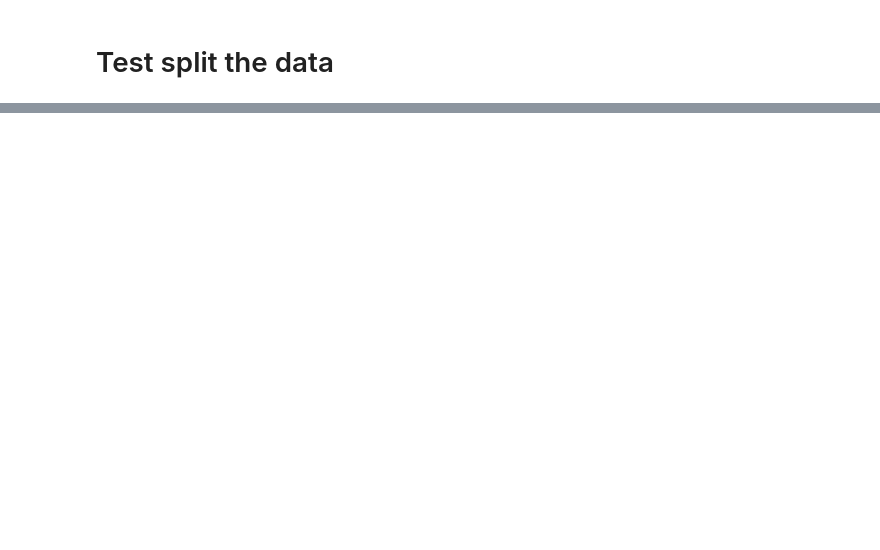
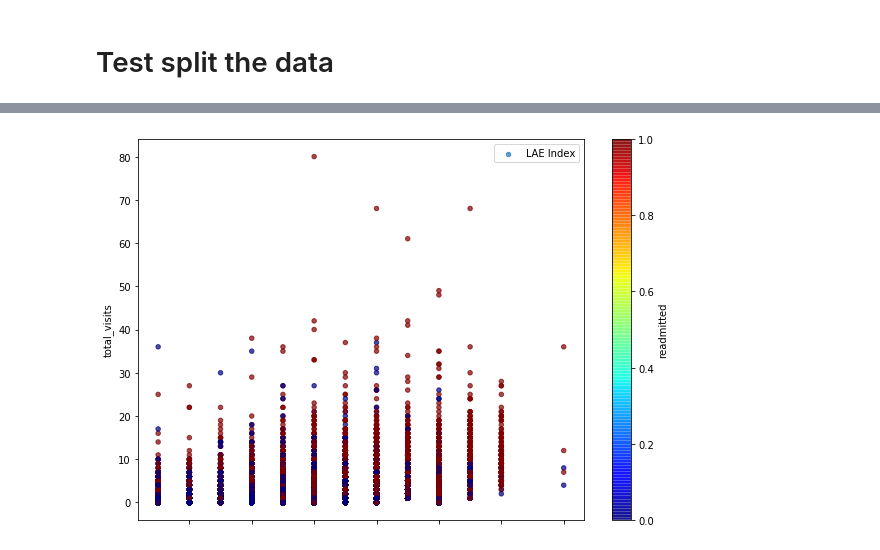
Before and after one commit to angelmanzur/Diabetes_130Hospitals, a Jupyter notebook: Diabetes_Inspection.ipynb, the cells around one changed output, grey strips where cells are left out. Saved outputs shown, nothing was run; the diff lists cells and outputs as text; code cells hidden in the pictures; blank space fills up the shorter version.

```diff
--- a/Diabetes_Inspection.ipynb
+++ b/Diabetes_Inspection.ipynb
@@ -552,0 +641,8 @@ for i,y_test_pred in enumerate(y_test_predicts):
+# %%
+diagnosis_df.plot(kind="scatter", x="LAE_index", y="total_visits", alpha=0.7,
+    label="LAE Index", figsize=(10,7),
+    c="readmitted", cmap=plt.get_cmap("jet"), colorbar=True,
+)
+plt.legend();
+# %% [output]
+[figure, added]
```
Also changed, not shown: parts of 62 cells of this notebook, 1 other file.
